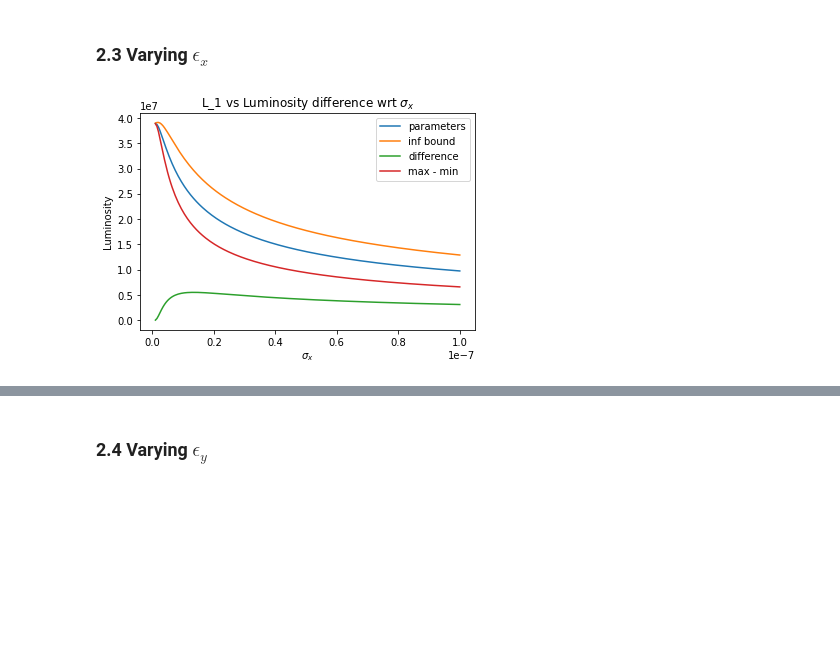
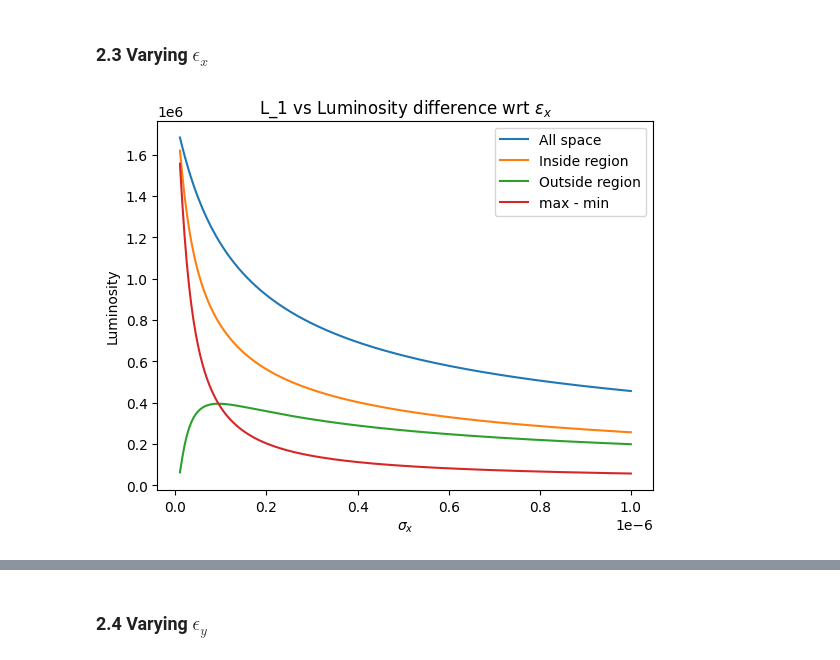
Before and after one commit to Wooperachi7/Luminosity, a Jupyter notebook: Crossing_Angle_and_Hourglass_effect.ipynb, the cells around one changed output, grey strips where cells are left out. Saved outputs shown, nothing was run; the diff lists cells and outputs as text; code cells hidden in the pictures; blank space fills up the shorter version.

```diff
--- a/Crossing_Angle_and_Hourglass_effect.ipynb
+++ b/Crossing_Angle_and_Hourglass_effect.ipynb
@@ -113,8 +132,10 @@ a, b = -np.inf, np.inf
 # Using Scipy
 Luminosity_int = (lambda f, N1, N2, bs, ex, ey, sz, phi, a, b:
                         integrate.quad(Integrand, a, b, args = (f, N1, N2, bs, ex, ey, sz, phi))[0])
+Luminosity_int_old = (lambda f, N1, N2, bs, ex, ey, sz, phi, a, b:
+                        integrate.quad(Integrand2, a, b, args = (f, N1, N2, bs, ex, ey, sz, phi))[0])
 
-res = Luminosity_int(f, N1, N2, beta_star, ex, ey, sz, phi, a, b)
-res2 = Luminosity_int(f, N1, N2, beta_star, ex, ey, sz, phi, -.1, 1)
+res = Luminosity_int(f, N1, N2, beta_star, ex, ey, sz, phi, neg_inf, pos_inf)
+res2 = Luminosity_int_old(f, N1, N2, beta_star, ex, ey, sz, phi, neg_inf, pos_inf)
 print("Luminosity:", res, res2)
 # %% [output]
@@ -151,7 +188,7 @@ Lum_peng_int = lambda f, N1, N2, bs, ex, ey, sz, phi, a, b: integrate.quad(Lum_p
 
 Luminosities_peng = np.zeros(N + 1)
 for i, p in enumerate(Phi):
-    Luminosities_peng[i] = Lum_peng_int(f, N1, N2, beta_star, ex, ey, sz, p, a, b)
+    Luminosities_peng[i] = Lum_peng_int(f, N1, N2, beta_star, ex, ey, sz, p, neg_inf, pos_inf)
 plt.plot(Phi, Luminosities_peng)
 plt.title("Crossing angle from Paper")
 plt.ylabel("Luminosity")
@@ -180,7 +219,7 @@ Luminosities = np.zeros(N + 1)
 Sigma_z = np.array([.001, .01, .5, .1, .5, 1, 2, 5])
 for s_z in Sigma_z:
     for i, p in enumerate(Phi):
-        Luminosities[i] = Luminosity_int(f, N1, N2, beta_star, ex, ey, s_z, p, a, b)
+        Luminosities[i] = Luminosity_int(f, N1, N2, beta_star, ex, ey, s_z, p, neg_inf, pos_inf)
     plt.plot(Phi, Luminosities, label = r"($\beta*/\sigma_z$ = %f)"%(beta_star/s_z))
 plt.title(r"Crossing angle with Hourglass Effect")
 plt.legend()
@@ -263,11 +285,12 @@ Phi = np.linspace(0, np.pi/100, N + 1)
 L_1_plot2 = np.zeros(N + 1)
 L_0_plot2 = np.zeros(N + 1)
 for i, p in enumerate(Phi):
-    L_1_plot2[i] = Luminosity_int(f, N1, N2, beta_star_max, ex_param, ey_param, sz_param, p, a_param, b_param)
-    L_0_plot2[i] = Luminosity_int(f, N1, N2, beta_star_max, ex_param, ey_param, sz_param, p, a, b)
-plt.plot(Phi, L_1_plot2, label = "parameters")
-plt.plot(Phi, L_0_plot2, label = "inf bound")
-plt.plot(Phi, L_0_plot2 - L_1_plot2, label = "difference")
+    L_1_plot2[i] = Luminosity_int(f, N1, N2, beta_star, ex, ey, sz, p, low_bound, hi_bound)
+    L_0_plot2[i] = Luminosity_int(f, N1, N2, beta_star, ex, ey, sz, p, neg_inf, pos_inf)
+
+plt.plot(Phi, L_0_plot2, label = "All space")
+plt.plot(Phi, L_1_plot2, label = "Inside region")
+plt.plot(Phi, L_0_plot2 - L_1_plot2, label = "Outside region")
 
 curve_phi = L_1_plot2 - (L_0_plot2 - L_1_plot2)
 plt.plot(Phi, curve_phi, label = "max/min")
@@ -287,25 +310,26 @@ Phi for max Luminosity: 0.0006283185307179587
 ### 2.3 Varying $\epsilon_x$ <a name="chapter2.3"></a>
 # %%
 # Plot with respect to eps_x
-Eps_x = np.linspace(1E-9, 1E-7, N + 1) #m
+Eps_x = np.linspace(1E-8, 1E-6, N + 1) #m
 L_1_plot3 = np.zeros(N + 1)
 L_0_plot3 = np.zeros(N + 1)
 for i, e_x in enumerate(Eps_x):
-    L_1_plot3[i] = Luminosity_int(f, N1, N2, beta_star_max, e_x, ey_param, sz_param, phi_max, a_param, b_param)
-    L_0_plot3[i] = Luminosity_int(f, N1, N2, beta_star_max, e_x, ey_param, sz_param, phi_max, a, b)
-plt.plot(Eps_x, L_1_plot3, label = "parameters")
-plt.plot(Eps_x, L_0_plot3, label = "inf bound")
-plt.plot(Eps_x, L_0_plot3 - L_1_plot3, label = "difference")
+    L_1_plot3[i] = Luminosity_int(f, N1, N2, bs, e_x, ey, sz, phi, low_bound, hi_bound)
+    L_0_plot3[i] = Luminosity_int(f, N1, N2, bs, e_x, ey, sz, phi, neg_inf, pos_inf)
+
+plt.plot(Eps_x, L_0_plot3, label = "All space")
+plt.plot(Eps_x, L_1_plot3, label = "Inside region")
+plt.plot(Eps_x, L_0_plot3 - L_1_plot3, label = "Outside region")
 
 curve_eps_x = L_1_plot3 - (L_0_plot3 - L_1_plot3)
 plt.plot(Eps_x, curve_eps_x, label = "max - min")
-plt.title(r"L_1 vs Luminosity difference wrt $\sigma_x$")
+plt.title(r"L_1 vs Luminosity difference wrt $\epsilon_x$")
 plt.ylabel("Luminosity")
 plt.xlabel(r"$\sigma_x$")
 plt.legend()
 plt.show()
 # %% [output]
-[figure, old version]
+[figure, new version]
 # %%
 eps_x_max = Eps_x[np.argmax(curve_eps_x)]
 print("epsilon_x for max Luminosity:", eps_x_max)
```
Also changed, not shown: parts of 33 cells of this notebook.
